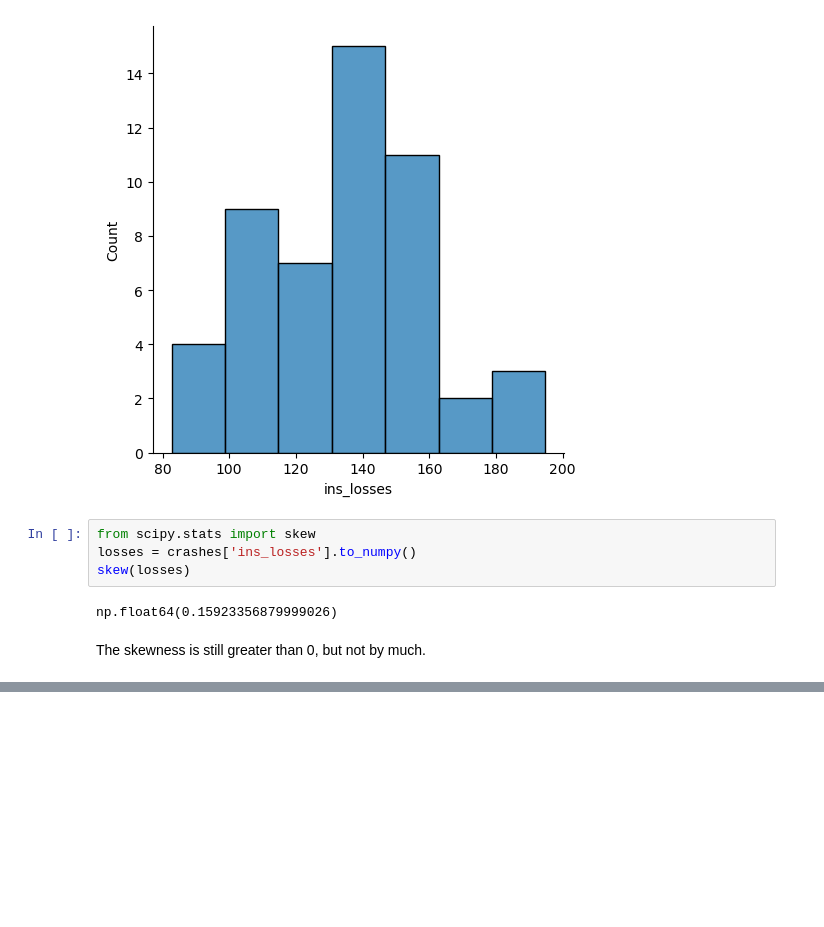
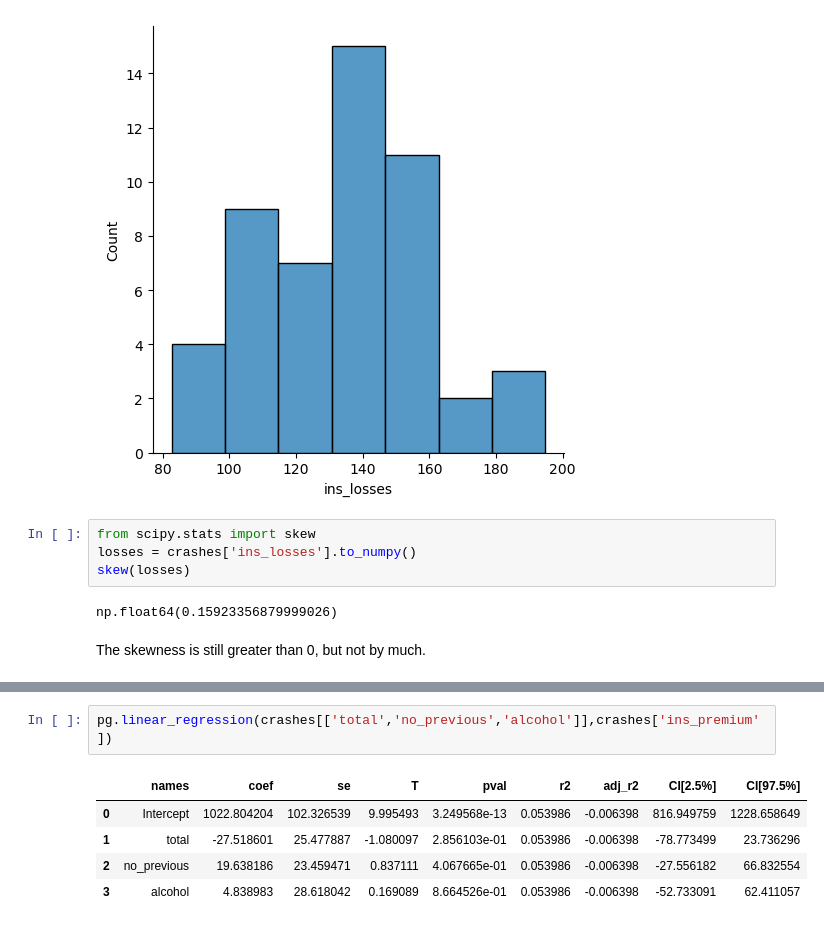
Before and after one commit to ddelony/stats, a Jupyter notebook: crashes.ipynb, the cells around one changed output, grey strips where cells are left out. Drawn from its saved outputs; the diff is of its cells as text; blank space fills up the shorter version.

```diff
--- a/crashes.ipynb
+++ b/crashes.ipynb
@@ -317,0 +349,8 @@ The skewness is still greater than 0, but not by much.
+# %%
+pg.linear_regression(crashes[['total','no_previous','alcohol']],crashes['ins_premium'])
+# %% [output]
+|  | names | coef | se | T | pval | r2 | adj_r2 | CI[2.5%] | CI[97.5%] |
+| 0 | Intercept | 1022.804204 | 102.326539 | 9.995493 | 3.249568e-13 | 0.053986 | -0.006398 | 816.949759 | 1228.658649 |
+| 1 | total | -27.518601 | 25.477887 | -1.080097 | 2.856103e-01 | 0.053986 | -0.006398 | -78.773499 | 23.736296 |
+| 2 | no_previous | 19.638186 | 23.459471 | 0.837111 | 4.067665e-01 | 0.053986 | -0.006398 | -27.556182 | 66.832554 |
+| 3 | alcohol | 4.838983 | 28.618042 | 0.169089 | 8.664526e-01 | 0.053986 | -0.006398 | -52.733091 | 62.411057 |
```
Also changed, not shown: parts of 20 cells of this notebook.
